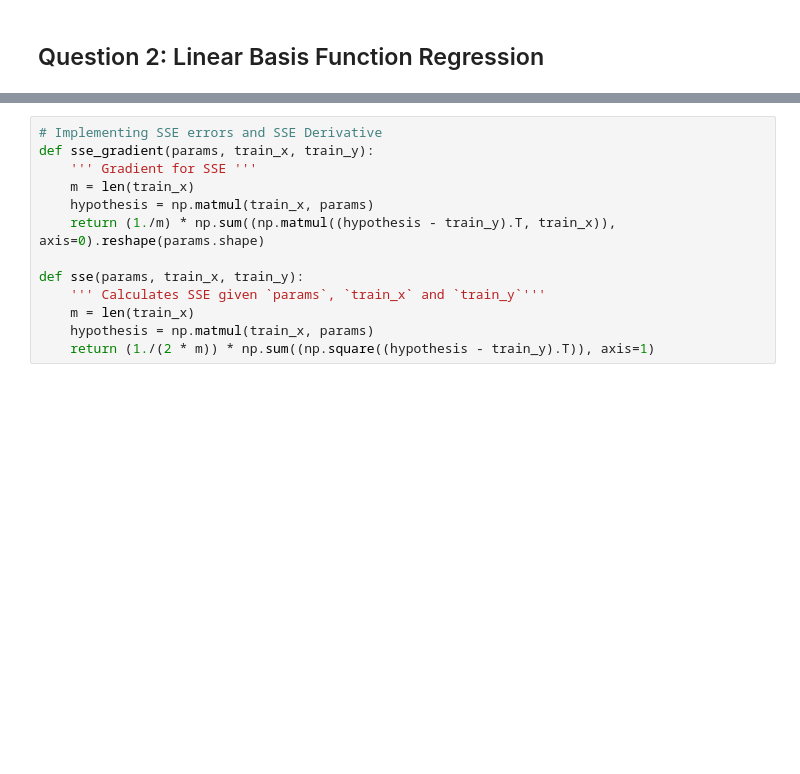
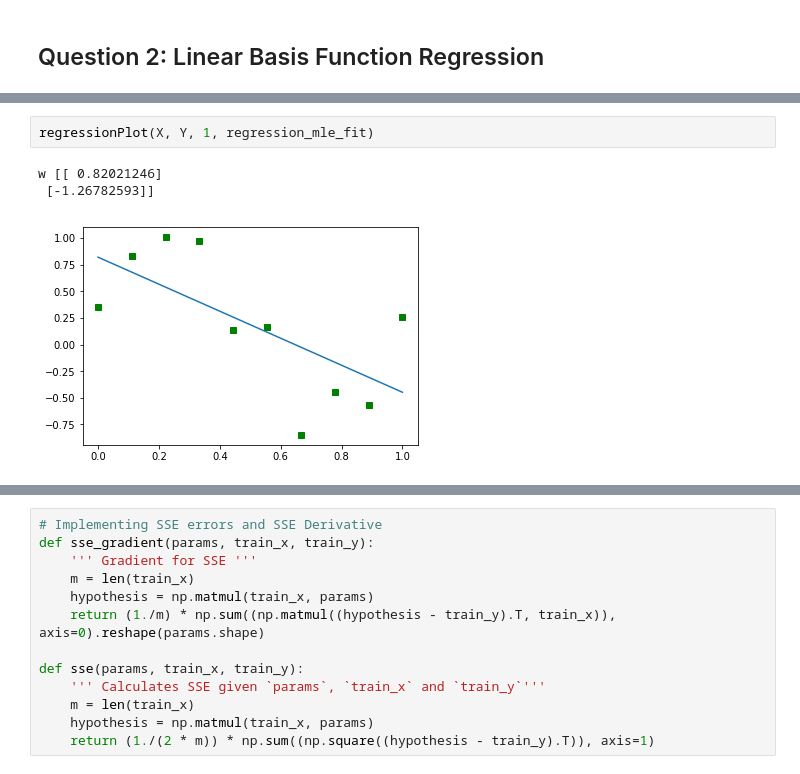
Before and after one commit to manthan787/machine-learning, a Jupyter notebook: PA1.ipynb, the cells around one changed output, grey strips where cells are left out. Cells and saved outputs as stored; diff of their text form; blank space fills up the shorter version.

```diff
--- a/PA1.ipynb
+++ b/PA1.ipynb
@@ -147,0 +157,6 @@ def regressionFit(X, Y, phi):
+# %%
+regressionPlot(X, Y, 1, regression_mle_fit)
+# %% [output]
+w [[ 0.82021246]
+ [-1.26782593]]
+[figure, added]
```
Also changed, not shown: parts of 25 cells of this notebook.
